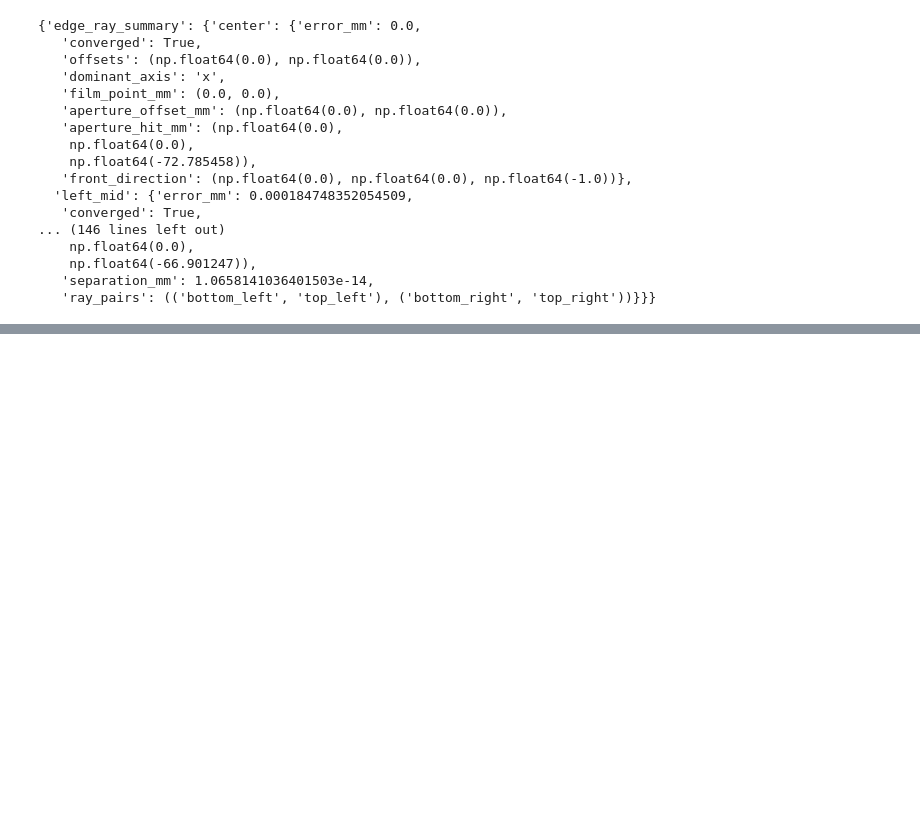
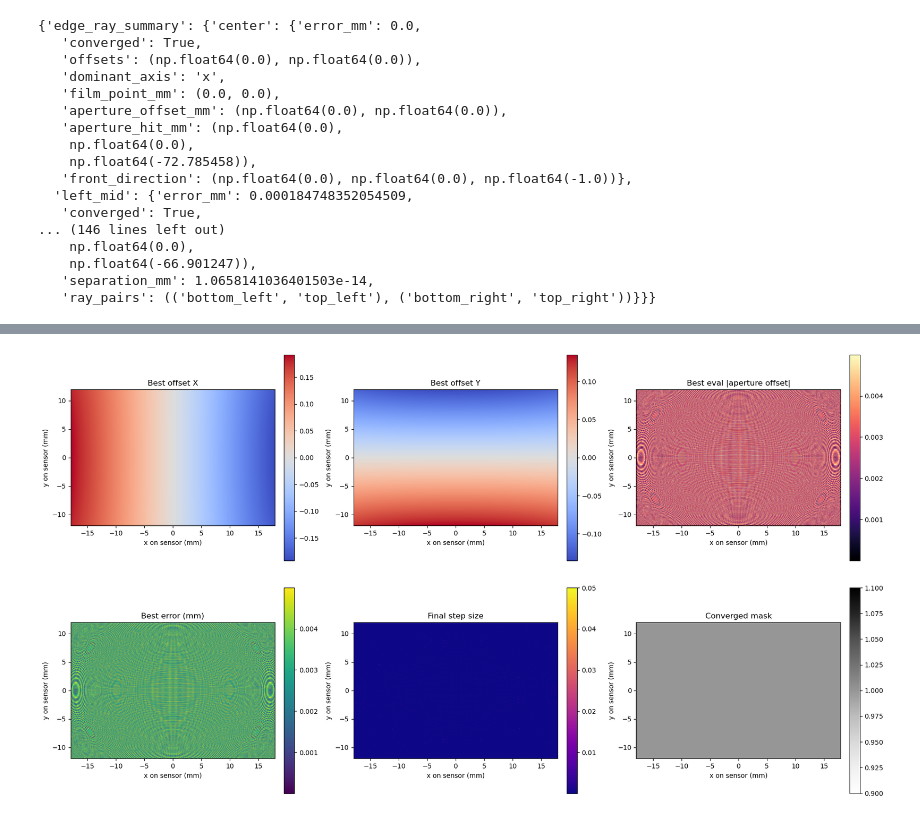
Before and after one commit to chrylt/Spatially-Varying-Bokeh, a Jupyter notebook: bokehConfig/field_of_view - Copy.ipynb, the cells around one changed output, grey strips where cells are left out. Drawn from its saved outputs; the diff is of its cells as text; code cells hidden in the pictures; blank space fills up the shorter version.

```diff
--- a/bokehConfig/field_of_view - Copy.ipynb
+++ b/bokehConfig/field_of_view - Copy.ipynb
@@ -1101,5 +1104,51 @@ Exit position bounds (mm): min=[ -8.960395  -5.97466  -97.406456], max=[  8.9710
 ('C:\\Users\\ckobalt\\Documents\\MasterThesis\\Spatially-Varying-Bokeh\\bokehConfig\\lens_distortion\\ray_directions_800x600.png',
  'C:\\Users\\ckobalt\\Documents\\MasterThesis\\Spatially-Varying-Bokeh\\bokehConfig\\lens_distortion\\ray_exit_positions_800x600.png')
+# %%
+import numpy as np
+import matplotlib.pyplot as plt
+
+# Visualize per-pixel optimization results using ray_map_results from cell 9.
+required_keys = ["offset_map", "aperture_offset_map", "error_map", "converged_mask", "step_map"]
+missing_keys = [k for k in required_keys if k not in ray_map_results]
+if missing_keys:
+    raise RuntimeError(f"ray_map_results is missing {missing_keys}. Rerun the map generation cell to populate them.")
+
+offset_map = ray_map_results["offset_map"]
+aperture_offset_map = ray_map_results["aperture_offset_map"]
+error_map = ray_map_results["error_map"]
+converged_mask = ray_map_results["converged_mask"]
+step_map = ray_map_results["step_map"]
+
+extent = [-half_width, half_width, -half_height, half_height]
+nan_mask = np.where(converged_mask, 1.0, np.nan)
+offset_x = offset_map[:, :, 0] * nan_mask
+offset_y = offset_map[:, :, 1] * nan_mask
+aperture_eval_mag = np.linalg.norm(aperture_offset_map, axis=2) * nan_mask
+error_vis = error_map * nan_mask
+step_vis = step_map * nan_mask
+converged_vis = converged_mask.astype(float)
+
+fig, axes = plt.subplots(2, 3, figsize=(18, 10))
+plots = [
+    (offset_x, "Best offset X", "coolwarm"),
+    (offset_y, "Best offset Y", "coolwarm"),
+    (aperture_eval_mag, "Best eval |aperture offset|", "magma"),
+    (error_vis, "Best error (mm)", "viridis"),
+    (step_vis, "Final step size", "plasma"),
+    (converged_vis, "Converged mask", "Greys")
+]
+
+for ax, (data, title, cmap) in zip(axes.ravel(), plots):
+    im = ax.imshow(data, origin="lower", extent=extent, cmap=cmap)
+    ax.set_title(title)
+    ax.set_xlabel("x on sensor (mm)")
+    ax.set_ylabel("y on sensor (mm)")
+    fig.colorbar(im, ax=ax, fraction=0.046, pad=0.04)
+
+plt.tight_layout()
+plt.show()
+# %% [output]
+[figure, added]
 # %%
 from pathlib import Path
 import numpy as np
```
Also changed, not shown: parts of 2 cells of this notebook, 32 other files.
